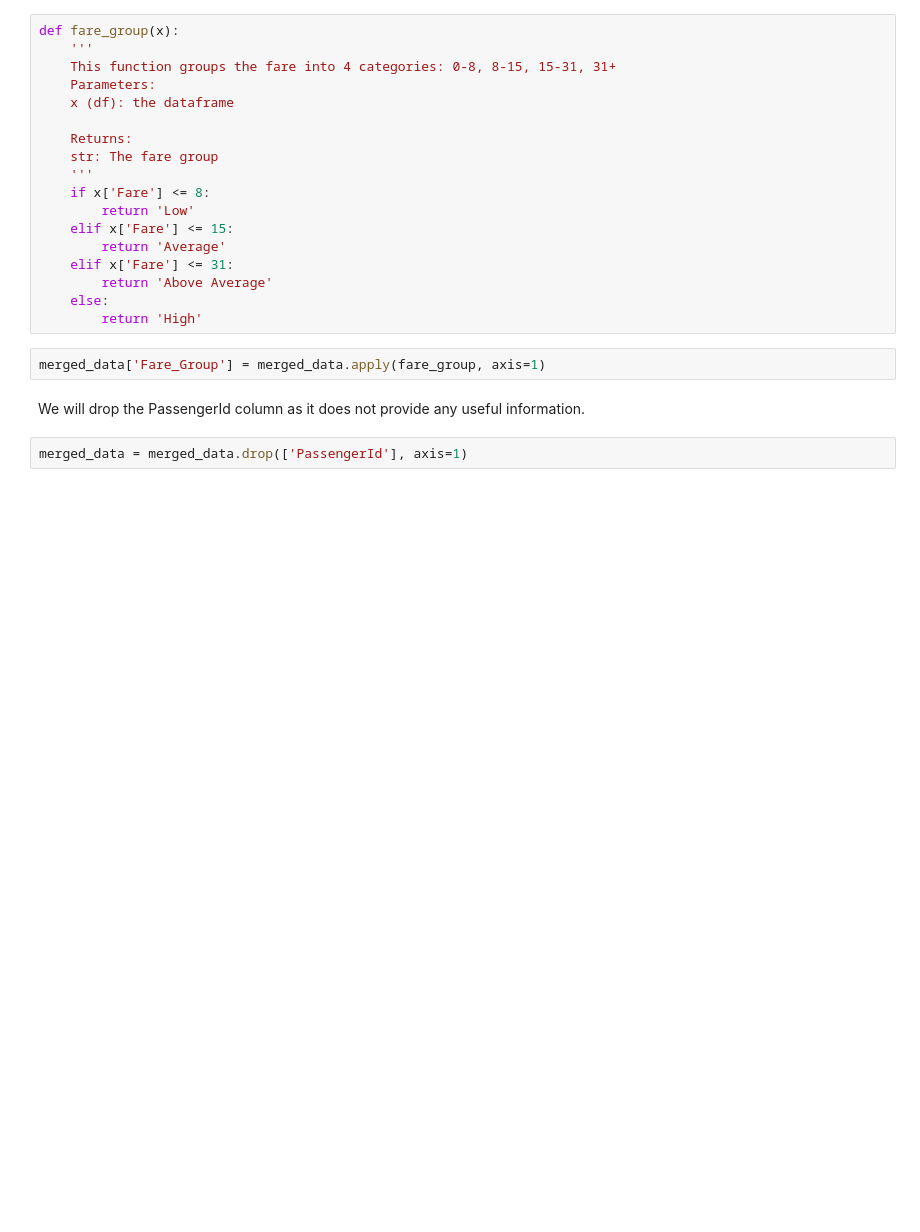
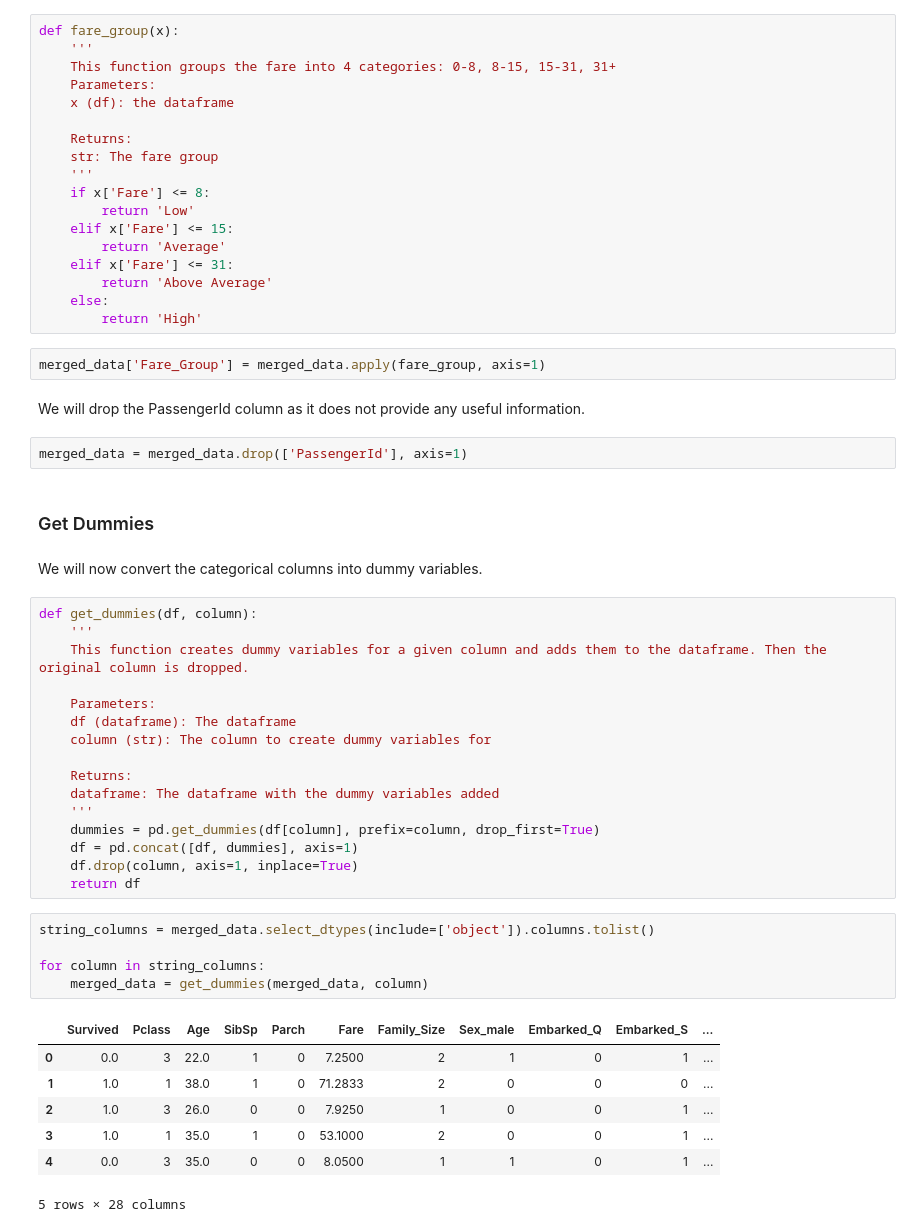
Before and after one commit to Pav-Van/Kaggle-Titanic-Prediction, a Jupyter notebook: Titanic_Predictions.ipynb, the cells around one changed output. Saved outputs shown, nothing was run; the diff lists cells and outputs as text; blank space fills up the shorter version.

Commit message:
Update: Dummied Variables

```diff
--- a/Titanic_Predictions.ipynb
+++ b/Titanic_Predictions.ipynb
@@ -328,3 +328,36 @@ merged_data['Fare_Group'] = merged_data.apply(fare_group, axis=1)
 We will drop the PassengerId column as it does not provide any useful information.
 # %%
 merged_data = merged_data.drop(['PassengerId'], axis=1)
+# %% [markdown]
+<h3> Get Dummies </h3>
+# %% [markdown]
+We will now convert the categorical columns into dummy variables.
+# %%
+def get_dummies(df, column):
+    '''
+    This function creates dummy variables for a given column and adds them to the dataframe. Then the original column is dropped.
+
+    Parameters:
+    df (dataframe): The dataframe
+    column (str): The column to create dummy variables for
+
+    Returns:
+    dataframe: The dataframe with the dummy variables added
+    '''
+    dummies = pd.get_dummies(df[column], prefix=column, drop_first=True)
+    df = pd.concat([df, dummies], axis=1)
+    df.drop(column, axis=1, inplace=True)
+    return df
+# %%
+string_columns = merged_data.select_dtypes(include=['object']).columns.tolist()
+
+for column in string_columns:
+    merged_data = get_dummies(merged_data, column)
+# %% [output]
+|  | Survived | Pclass | Age | SibSp | Parch | Fare | Family_Size | Sex_male | Embarked_Q | Embarked_S | ... |
+| 0 | 0.0 | 3 | 22.0 | 1 | 0 | 7.2500 | 2 | 1 | 0 | 1 | ... |
+| 1 | 1.0 | 1 | 38.0 | 1 | 0 | 71.2833 | 2 | 0 | 0 | 0 | ... |
+| 2 | 1.0 | 3 | 26.0 | 0 | 0 | 7.9250 | 1 | 0 | 0 | 1 | ... |
+| 3 | 1.0 | 1 | 35.0 | 1 | 0 | 53.1000 | 2 | 0 | 0 | 1 | ... |
+| 4 | 0.0 | 3 | 35.0 | 0 | 0 | 8.0500 | 1 | 1 | 0 | 1 | ... |
+5 rows × 28 columns
```
